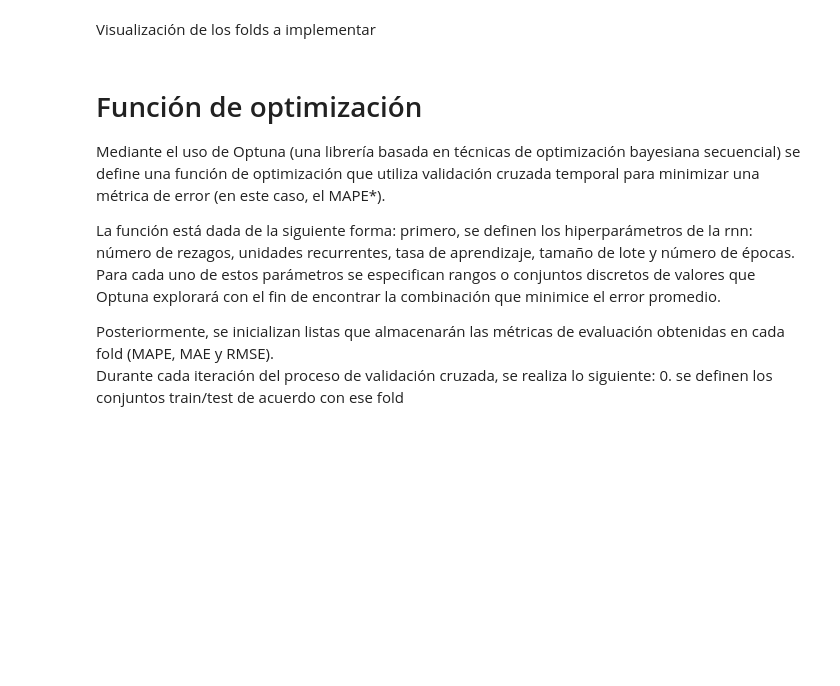
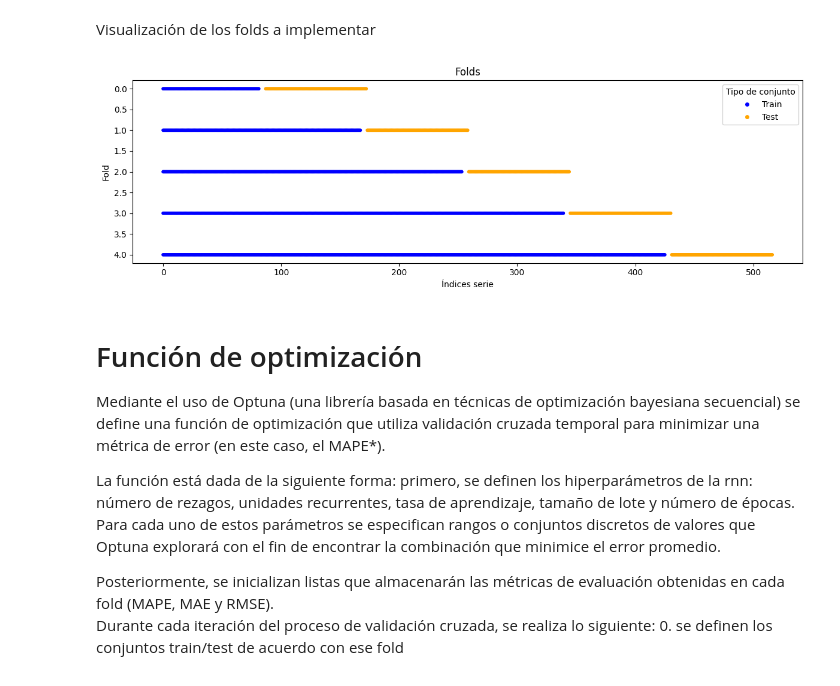
Before and after one commit to JuanDavidPiedrahitaLopez/energy_demand_forecasting_models, a Jupyter notebook: models/notebooks/Energy/RNN_Demanda.ipynb, the cells around one changed output. Drawn from its saved outputs; the diff is of its cells as text; code cells hidden in the pictures; blank space fills up the shorter version.

```diff
--- a/models/notebooks/Energy/RNN_Demanda.ipynb
+++ b/models/notebooks/Energy/RNN_Demanda.ipynb
@@ -343,46 +364,46 @@ Visualización de los folds a implementar
 # %%
 # visualizacion de los folds
 # se muestra de forma visual como funcionan los folds
 # si no se define el tamaño de test, en la primera iteracion se toma igual cantidad de datos para train que para test
 # por eso se toman los folds de prueba como de la longitud de datos de validación
 
-gap = 8 # distancia (cantidad de observaciones) que se deja entre train y test
+gap = 5 # distancia (cantidad de observaciones) que se deja entre train y test
 tscv = TimeSeriesSplit(
-    n_splits=5
+    n_splits=5,
     #test_size=size_test,
-    #gap=gap
+    gap=gap
 )
 
 folds, indexes, types = [], [], []
 
 for fold_idx, (train_idx, test_idx) in enumerate(tscv.split(folds_data)):
     folds.extend([fold_idx] * len(train_idx))
     indexes.extend(train_idx)
     types.extend(['Train'] * len(train_idx))
 
     folds.extend([fold_idx] * len(test_idx))
     indexes.extend(test_idx)
     types.extend(['Test'] * len(test_idx))
 
-# figura con plotly
-fig = go.Figure()
+# figura con matplotlib
+colors = ['blue' if t == 'Train' else 'orange' for t in types]
 
-# data train
-fig.add_trace(go.Scatter(
-    x=indexes, y=folds,
-    mode='markers',
-    marker=dict(color=['blue' if t == 'Train' else 'orange' for t in types], size=6),
-    text=types,
-    hovertemplate='Index: %{x}<br> Fold: %{y}<br> Tipo: %{text}<extra></extra>'
-))
+plt.figure(figsize=(12, 4))
+plt.scatter(indexes, folds, c=colors, s=10)
 
-fig.update_layout(
-    title='Folds',
-    xaxis_title='Indices serie',
-    yaxis_title='Fold',
-    yaxis=dict(autorange='reversed'),
-    legend_title='Tipo de conjunto',
-    template='plotly_white',
-    height=400
-)
-fig.show()
+# leyenda manual
+from matplotlib.lines import Line2D
+legend_elements = [
+    Line2D([0], [0], marker='o', color='w', markerfacecolor='blue', markersize=6, label='Train'),
+    Line2D([0], [0], marker='o', color='w', markerfacecolor='orange', markersize=6, label='Test')
+]
+plt.legend(handles=legend_elements, title="Tipo de conjunto")
+
+plt.title('Folds')
+plt.xlabel('Índices serie')
+plt.ylabel('Fold')
+plt.gca().invert_yaxis()
+plt.tight_layout()
+plt.show()
+# %% [output]
+[figure, added]
```
Also changed, not shown: parts of 39 cells of this notebook.
